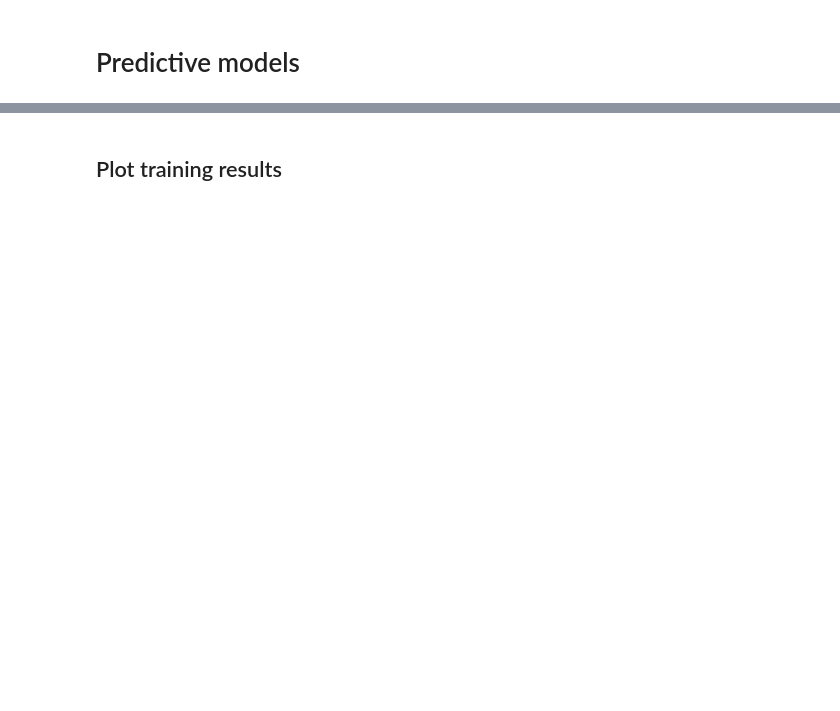
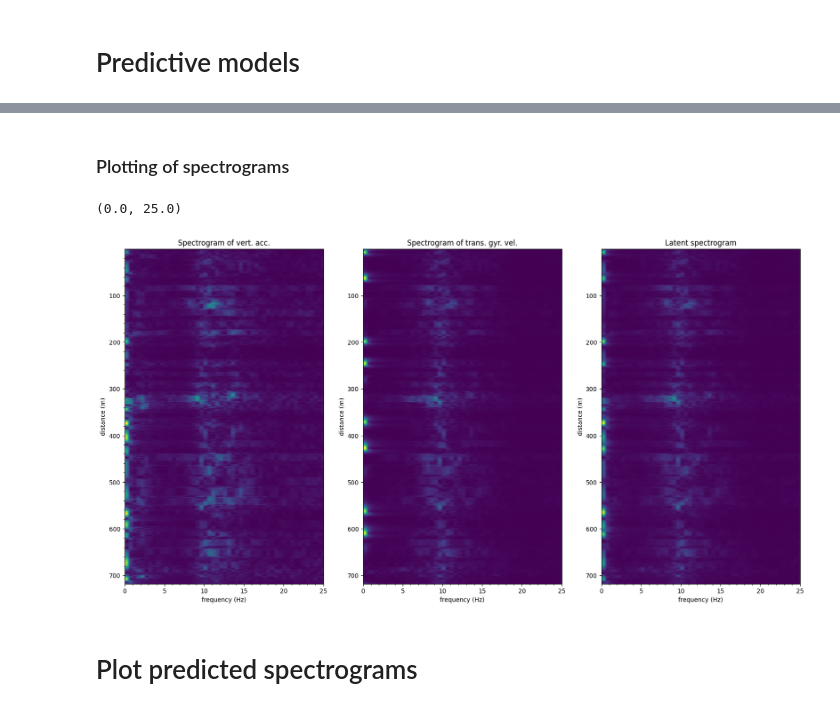
Before and after one commit to carloshernangarrido/car_models, a Jupyter notebook: test_tf_models.ipynb, the cells around one changed output, grey strips where cells are left out. Saved outputs shown, nothing was run; the diff lists cells and outputs as text; code cells hidden in the pictures; blank space fills up the shorter version.

```diff
--- a/test_tf_models.ipynb
+++ b/test_tf_models.ipynb
@@ -482,0 +639,9 @@ from keras.src.layers import Conv1D, Lambda, Layer
+# %%
+# Get the layer representing the latent space from your trained model
+latent_layer = model.layers[4]  # Adjust the index as needed
+
+# Create an inference model that takes an input and produces the latent representation
+inference_model = tf.keras.models.Model(inputs=model.input, outputs=latent_layer.output)
+
+# Now, you can use this inference model to obtain the latent representation from input data
+latent_representation = inference_model.predict(x=[x_acc_batches_fd_distance, x_gyr_batches_fd_distance])
@@ -483,2 +655,30 @@ from keras.src.layers import Conv1D, Lambda, Layer
+# %% [markdown]
+### Plotting of spectrograms
+# %%
+fig, ax = plt.subplots(1, 3, figsize=(20, 10), sharex='all')
+
+ax[0].minorticks_on()
+ax[0].imshow(x_acc_batches_fd_distance, extent=[freq[0], freq[-1], x_distance_batches[-1, 0], x_distance_batches[0, 0]], aspect='auto',
+           cmap='viridis')
+ax[0].set_xlabel('frequency (Hz)')
+ax[0].set_ylabel('distance (m)')
+ax[0].set_title('Spectrogram of vert. acc.')
+
+ax[1].imshow(x_gyr_batches_fd_distance, extent=[freq[0], freq[-1], x_distance_batches[-1, 0], x_distance_batches[0, 0]], aspect='auto',
+           cmap='viridis')
+ax[1].set_xlabel('frequency (Hz)')
+ax[1].set_ylabel('distance (m)')
+ax[1].set_title('Spectrogram of trans. gyr. vel.')
+
+ax[2].imshow(latent_representation, extent=[freq[0], freq[-1], x_distance_batches[-1, 0], x_distance_batches[0, 0]], aspect='auto',
+           cmap='viridis')
+ax[2].set_xlabel('frequency (Hz)')
+ax[2].set_ylabel('distance (m)')
+ax[2].set_title('Latent spectrogram')
+
+ax[2].set_xlim([0, 25])
+# %% [output]
+(0.0, 25.0)
+[figure, added]
 # %% [markdown]
-## Plot training results
+# Plot predicted spectrograms
```
Also changed, not shown: parts of 41 cells of this notebook, 1 other file.
